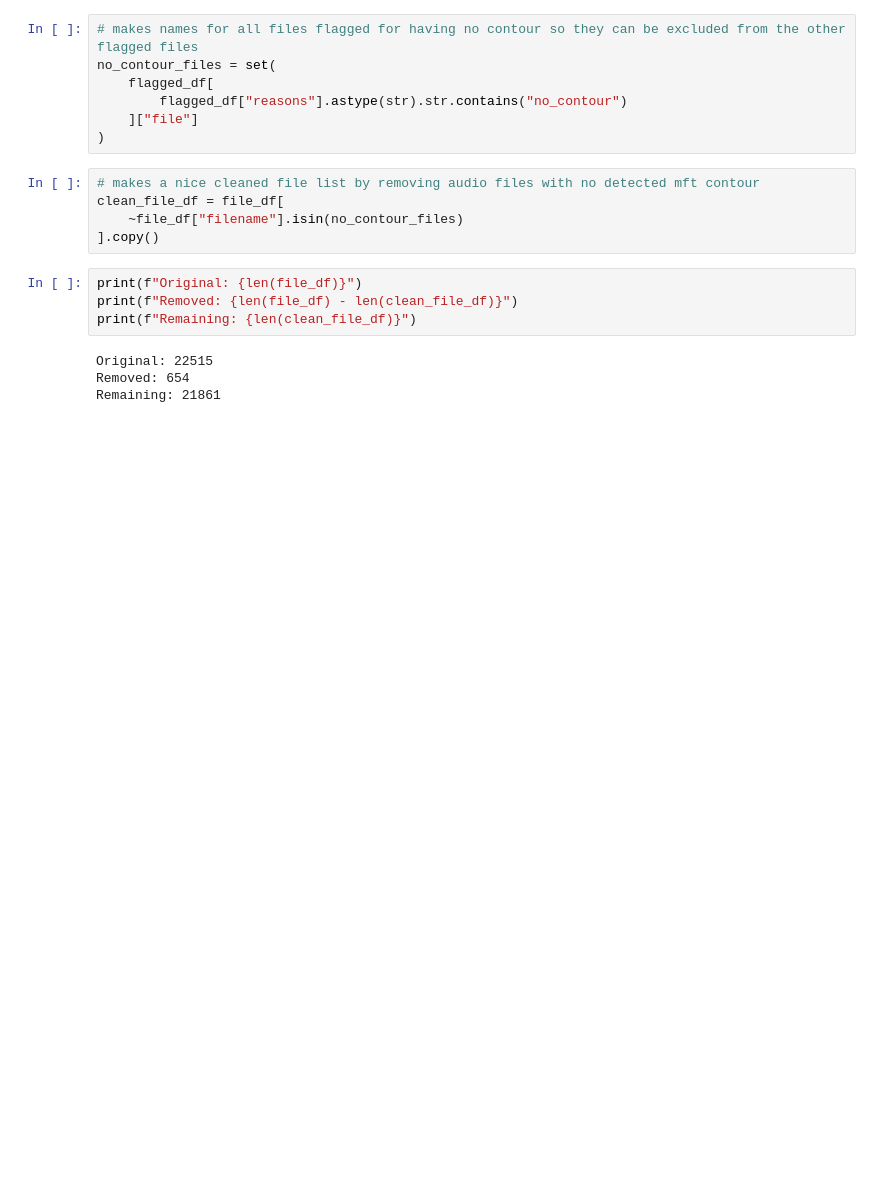
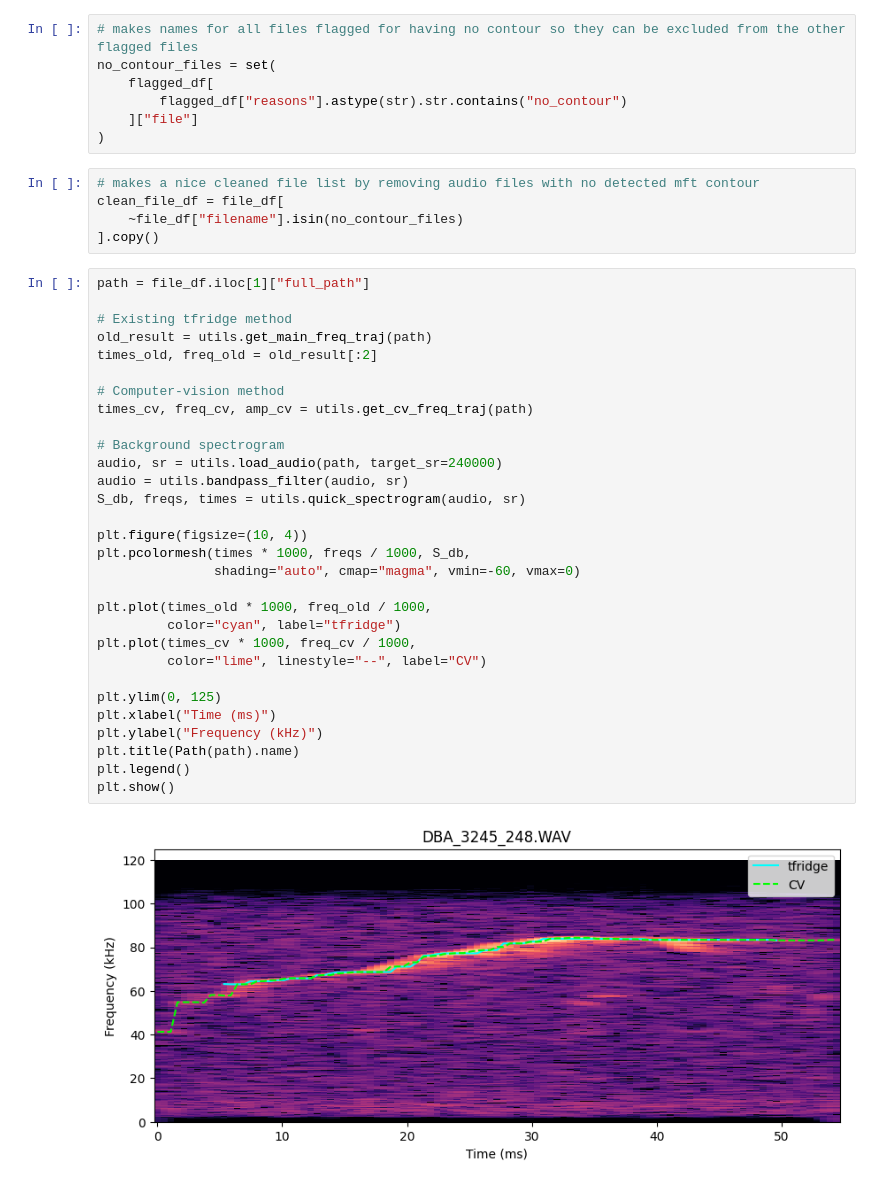
Before and after one commit to netra-khot/mouse-vocalization-2026, a Jupyter notebook: data_prep/audio_preprocess_01.ipynb, the cells around one changed output. Cells and saved outputs as stored; diff of their text form; blank space fills up the shorter version.

Commit message:
computer vision stuff

```diff
--- a/data_prep/audio_preprocess_01.ipynb
+++ b/data_prep/audio_preprocess_01.ipynb
@@ -315,11 +316,35 @@ no_contour_files = set(
 clean_file_df = file_df[
     ~file_df["filename"].isin(no_contour_files)
 ].copy()
-# %%
-print(f"Original: {len(file_df)}")
-print(f"Removed: {len(file_df) - len(clean_file_df)}")
-print(f"Remaining: {len(clean_file_df)}")
-# %% [output]
-Original: 22515
-Removed: 654
-Remaining: 21861
+# %%
+path = file_df.iloc[1]["full_path"]
+
+# Existing tfridge method
+old_result = utils.get_main_freq_traj(path)
+times_old, freq_old = old_result[:2]
+
+# Computer-vision method
+times_cv, freq_cv, amp_cv = utils.get_cv_freq_traj(path)
+
+# Background spectrogram
+audio, sr = utils.load_audio(path, target_sr=240000)
+audio = utils.bandpass_filter(audio, sr)
+S_db, freqs, times = utils.quick_spectrogram(audio, sr)
+
+plt.figure(figsize=(10, 4))
+plt.pcolormesh(times * 1000, freqs / 1000, S_db,
+               shading="auto", cmap="magma", vmin=-60, vmax=0)
+
+plt.plot(times_old * 1000, freq_old / 1000,
+         color="cyan", label="tfridge")
+plt.plot(times_cv * 1000, freq_cv / 1000,
+         color="lime", linestyle="--", label="CV")
+
+plt.ylim(0, 125)
+plt.xlabel("Time (ms)")
+plt.ylabel("Frequency (kHz)")
+plt.title(Path(path).name)
+plt.legend()
+plt.show()
+# %% [output]
+[figure, added]
```
Also changed, not shown: parts of 1 cell of this notebook, 3 other files.
